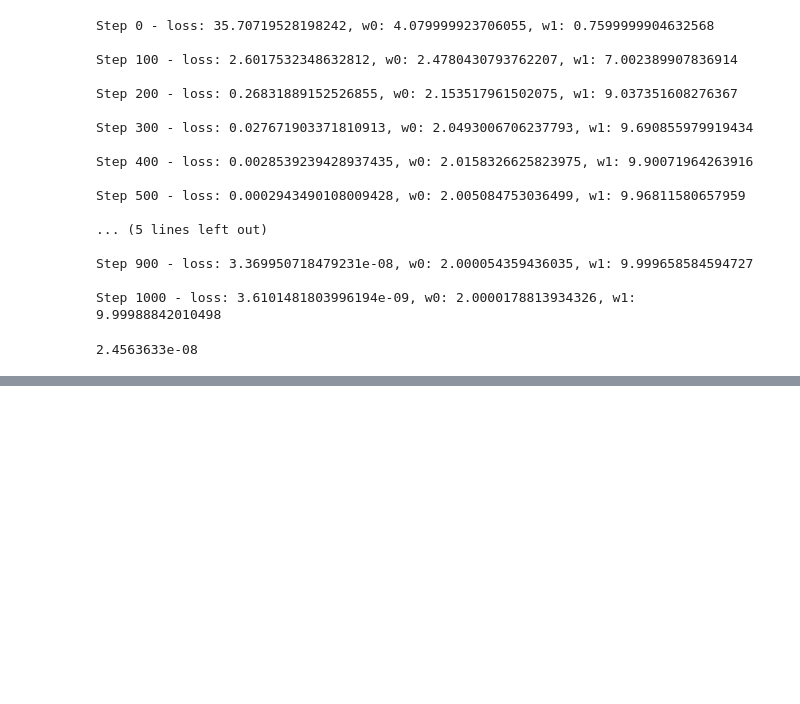
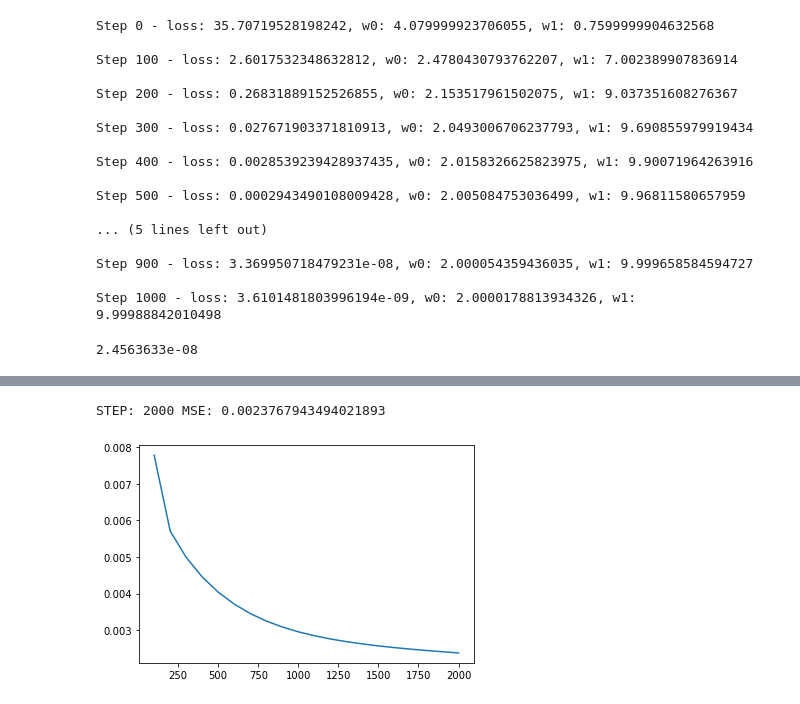
Before and after one commit to xiaomiaoright/MachineLearingAndTradingInFinance, a Jupyter notebook: TensorFlow.ipynb, the cells around one changed output, grey strips where cells are left out. Drawn from its saved outputs; the diff is of its cells as text; code cells hidden in the pictures; blank space fills up the shorter version.

```diff
--- a/TensorFlow.ipynb
+++ b/TensorFlow.ipynb
@@ -208,0 +237,47 @@ loss.numpy()
+# %%
+# predict procedure
+def predict(x, W):
+    return tf.squeeze(x @ W, -1)
+# %%
+def loss_mse(x, Y, W):
+    Y_hat = predict(x,W)
+    errors = (Y_hat - Y) ** 2
+    return tf.reduce_mean(errors)
+# %%
+# Let's define compute_gradients() procedure for computing the loss gradients.
+def compute_gradients(X, Y, W):
+    with tf.GradientTape() as tape:
+        loss = loss_mse(Xf, Y, W)
+    return tape.gradient(loss, W)
+# %%
+STEPS = 2000
+LEARNING_RATE = .02
+
+
+Xf = make_features(x)
+n_weights = Xf.shape[1]
+
+W = tf.Variable(np.zeros((n_weights, 1)), dtype=tf.float32)
+
+# For plotting
+steps, losses = [], []
+plt.figure()
+
+
+for step in range(1, STEPS + 1):
+
+    dW = compute_gradients(x, Y, W)
+    W.assign_sub(dW * LEARNING_RATE)
+
+    if step % 100 == 0:
+        loss = loss_mse(Xf, Y, W)
+        steps.append(step)
+        losses.append(loss)
+        plt.clf()
+        plt.plot(steps, losses)
+
+
+print("STEP: {} MSE: {}".format(STEPS, loss_mse(Xf, Y, W)))
+# %% [output]
+STEP: 2000 MSE: 0.0023767943494021893
+[figure, added]
```
Also changed, not shown: parts of 4 cells of this notebook.
